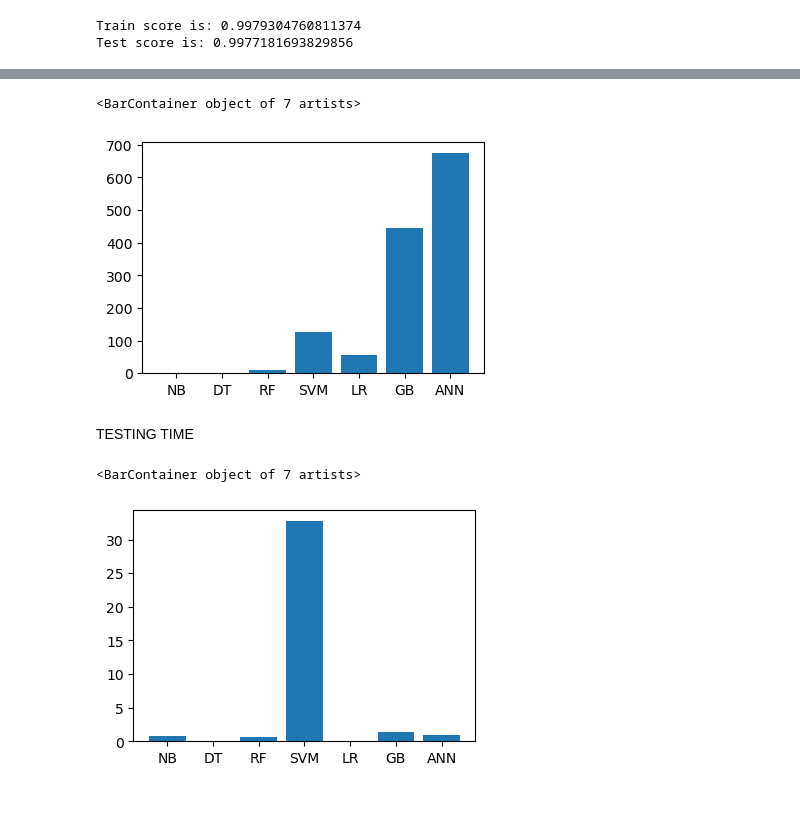
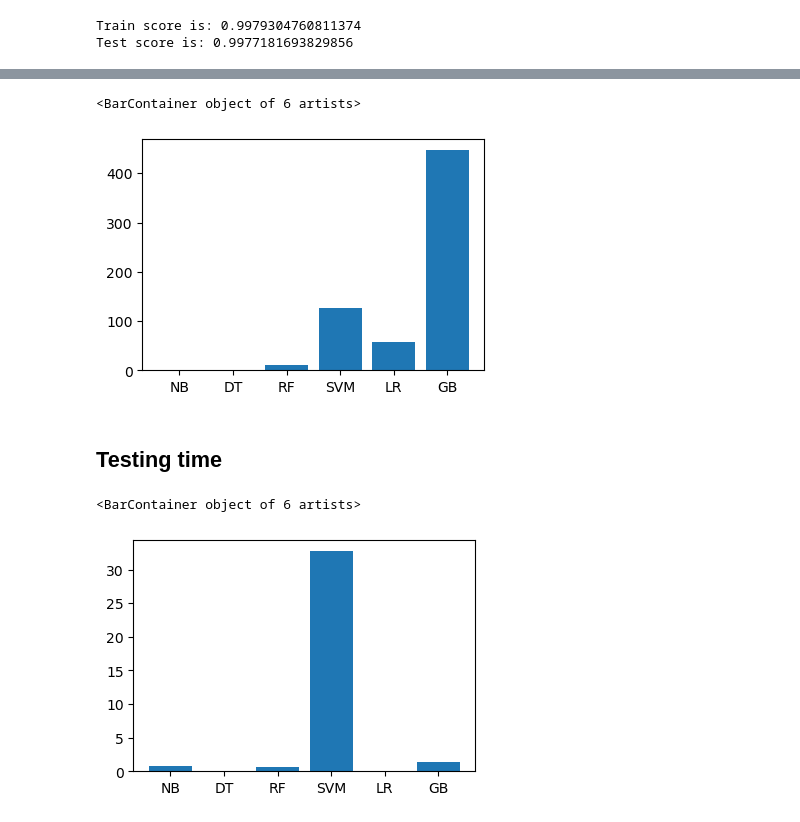
Before and after one commit to Harmehar-kaur/Intrusion-Detection-System, a Jupyter notebook: main.ipynb, the cells around one changed output, grey strips where cells are left out. Cells and saved outputs as stored; diff of their text form; code cells hidden in the pictures.

```diff
--- a/main.ipynb
+++ b/main.ipynb
@@ -822,10 +777,10 @@ TRAINING TIME
 # %%
-names = ['NB','DT','RF','SVM','LR','GB','ANN']
-values = [1.04721,1.50483,11.45332,126.96016,56.67286,446.69099,674.12762]
+names = ['NB','DT','RF','SVM','LR','GB']
+values = [1.04721,1.50483,11.45332,126.96016,56.67286,446.69099]
 f = plt.figure(figsize=(15,3),num=10)
 plt.subplot(131)
 plt.bar(names,values)
 # %% [output]
-<BarContainer object of 7 artists>
+<BarContainer object of 6 artists>
-[figure, old version]
+[figure, new version]
 # %%
@@ -833,12 +788,12 @@ f.savefig('train_time_figure.png',bbox_inches='tight')
-# %% [markdown]
-TESTING TIME
+# %% [markdown]
+## Testing time
 # %%
-names = ['NB','DT','RF','SVM','LR','GB','ANN']
-values = [0.79089,0.10471,0.60961,32.72654,0.02198,1.41416,0.96421]
+names = ['NB','DT','RF','SVM','LR','GB']
+values = [0.79089,0.10471,0.60961,32.72654,0.02198,1.41416]
 f = plt.figure(figsize=(15,3),num=10)
 plt.subplot(131)
 plt.bar(names,values)
 # %% [output]
-<BarContainer object of 7 artists>
+<BarContainer object of 6 artists>
-[figure, old version]
+[figure, new version]
 # %%
```
Also changed, not shown: parts of 93 cells of this notebook, 4 other files.
